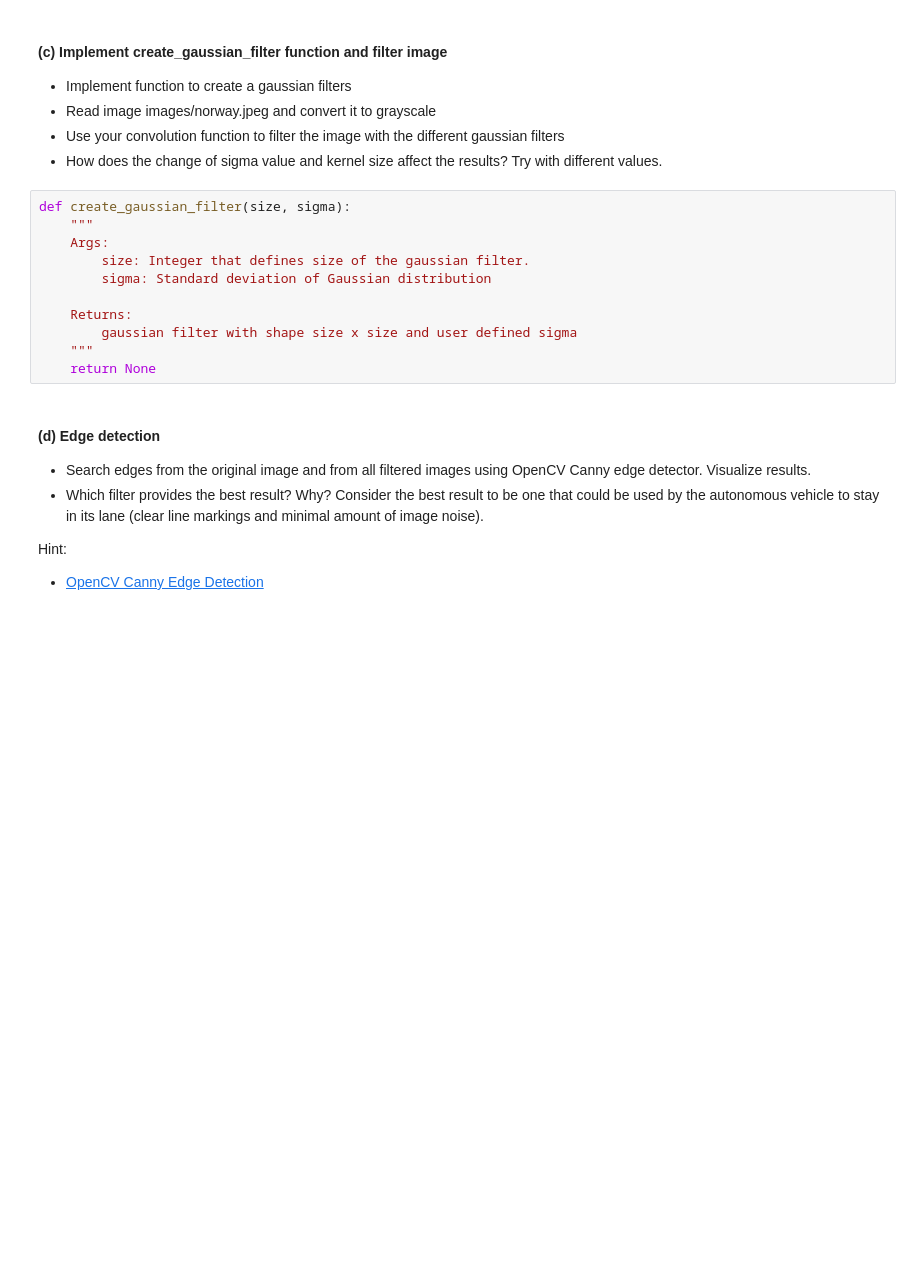
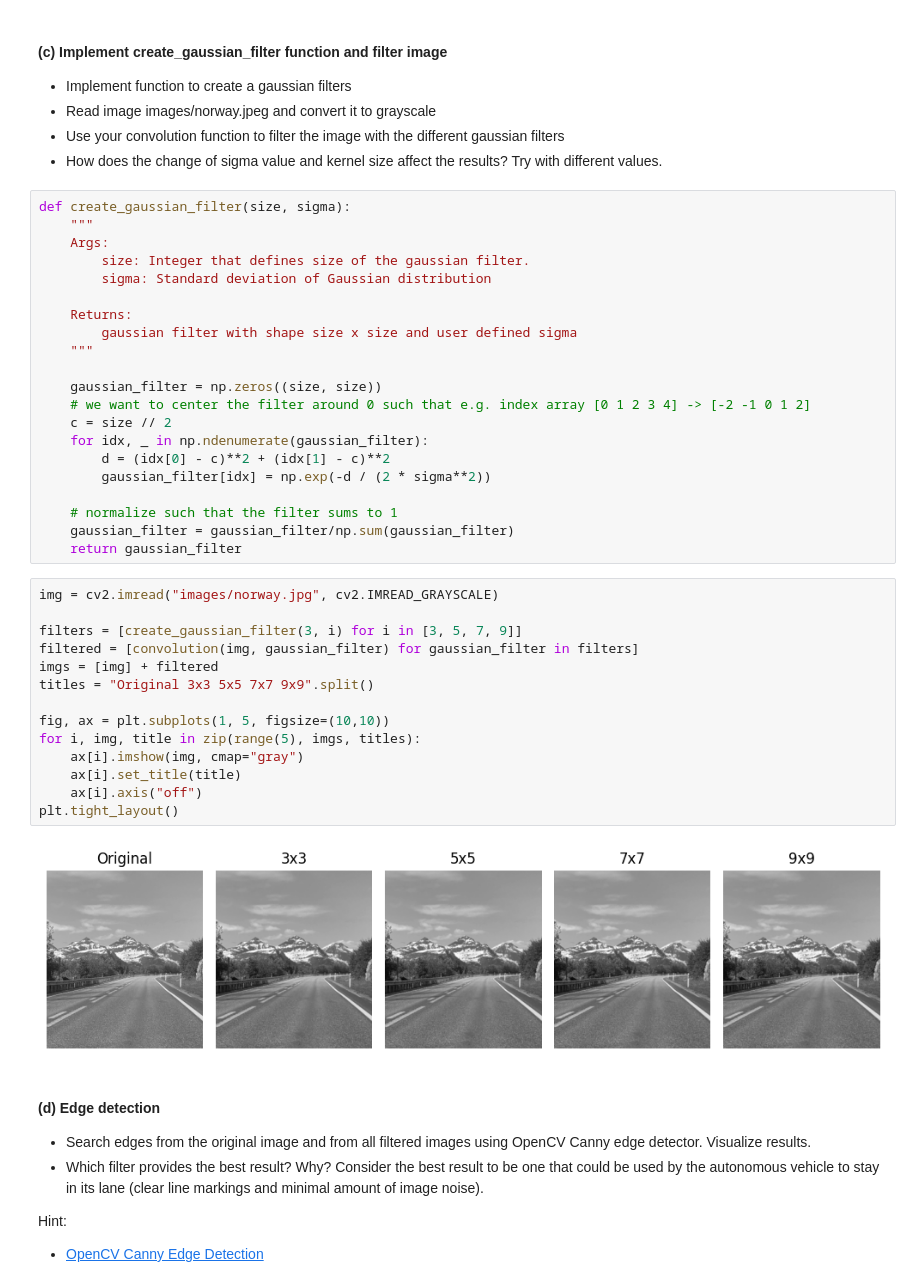
Before and after one commit to macpalor/computer-vision, a Jupyter notebook: ex2/CV-2025-exercises-02.ipynb, the cells around one changed output. Cells and saved outputs as stored; diff of their text form; blank space fills up the shorter version.

```diff
--- a/ex2/CV-2025-exercises-02.ipynb
+++ b/ex2/CV-2025-exercises-02.ipynb
@@ -68,7 +106,33 @@ def create_gaussian_filter(size, sigma):
     Returns:
         gaussian filter with shape size x size and user defined sigma
     """
-    return None
+
+    gaussian_filter = np.zeros((size, size))
+    # we want to center the filter around 0 such that e.g. index array [0 1 2 3 4] -> [-2 -1 0 1 2]
+    c = size // 2
+    for idx, _ in np.ndenumerate(gaussian_filter):
+        d = (idx[0] - c)**2 + (idx[1] - c)**2
+        gaussian_filter[idx] = np.exp(-d / (2 * sigma**2))
+
+    # normalize such that the filter sums to 1
+    gaussian_filter = gaussian_filter/np.sum(gaussian_filter)
+    return gaussian_filter
+# %%
+img = cv2.imread("images/norway.jpg", cv2.IMREAD_GRAYSCALE)
+
+filters = [create_gaussian_filter(3, i) for i in [3, 5, 7, 9]]
+filtered = [convolution(img, gaussian_filter) for gaussian_filter in filters]
+imgs = [img] + filtered
+titles = "Original 3x3 5x5 7x7 9x9".split()
+
+fig, ax = plt.subplots(1, 5, figsize=(10,10))
+for i, img, title in zip(range(5), imgs, titles):
+    ax[i].imshow(img, cmap="gray")
+    ax[i].set_title(title)
+    ax[i].axis("off")
+plt.tight_layout()
+# %% [output]
+[figure, added]
 # %% [markdown]
 #### (d) Edge detection
 
```
Also changed, not shown: parts of 5 cells of this notebook.
